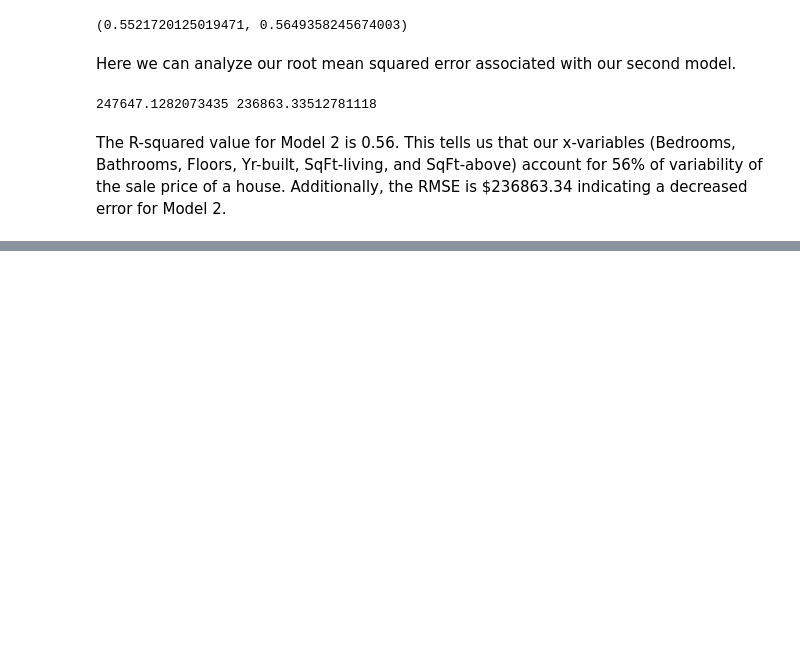
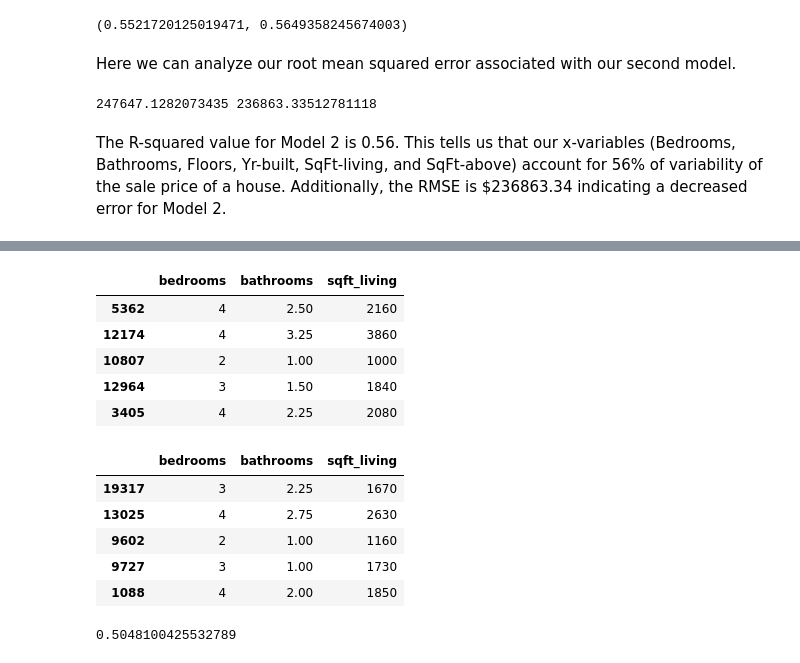
Before and after one commit to sgchatrathi/Real-Estate-Project-analysis, a Jupyter notebook: Main Notebook.ipynb, the cells around one changed output, grey strips where cells are left out. Cells and saved outputs as stored; diff of their text form; code cells hidden in the pictures; blank space fills up the shorter version.

Commit message:
Made 3rd model

```diff
--- a/Main Notebook.ipynb
+++ b/Main Notebook.ipynb
@@ -248,0 +298,41 @@ The R-squared value for Model 2 is 0.56. This tells us that our x-variables (Bed
+# %%
+x_columns = ['bedrooms', 'bathrooms', 'sqft_living']
+X = df[x_columns]
+y = df.price
+X_train, X_test, y_train, y_test = train_test_split(X,
+                                                    y,
+                                                    test_size=0.25,
+                                                    random_state=10)
+# %%
+display(X_train.head())
+display(X_test.head())
+# %% [output]
+|  | bedrooms | bathrooms | sqft_living |
+| 5362 | 4 | 2.50 | 2160 |
+| 12174 | 4 | 3.25 | 3860 |
+| 10807 | 2 | 1.00 | 1000 |
+| 12964 | 3 | 1.50 | 1840 |
+| 3405 | 4 | 2.25 | 2080 |
+|  | bedrooms | bathrooms | sqft_living |
+| 19317 | 3 | 2.25 | 1670 |
+| 13025 | 4 | 2.75 | 2630 |
+| 9602 | 2 | 1.00 | 1160 |
+| 9727 | 3 | 1.00 | 1730 |
+| 1088 | 4 | 2.00 | 1850 |
+# %%
+# Fit Scalar to Train
+ss = StandardScaler()
+ss.fit(X_train)
+
+# Transform Train
+X_train_scaled = ss.transform(X_train)
+X_test_scaled = ss.transform(X_test)
+
+#Instantiate LR object
+lr = LinearRegression()
+# fit the model on the training set
+lr.fit(X_train, y_train)
+# Check the R^2 of the training data
+lr.score(X_train, y_train)
+# %% [output]
+0.5048100425532789
```
Also changed, not shown: parts of 3 cells of this notebook.
